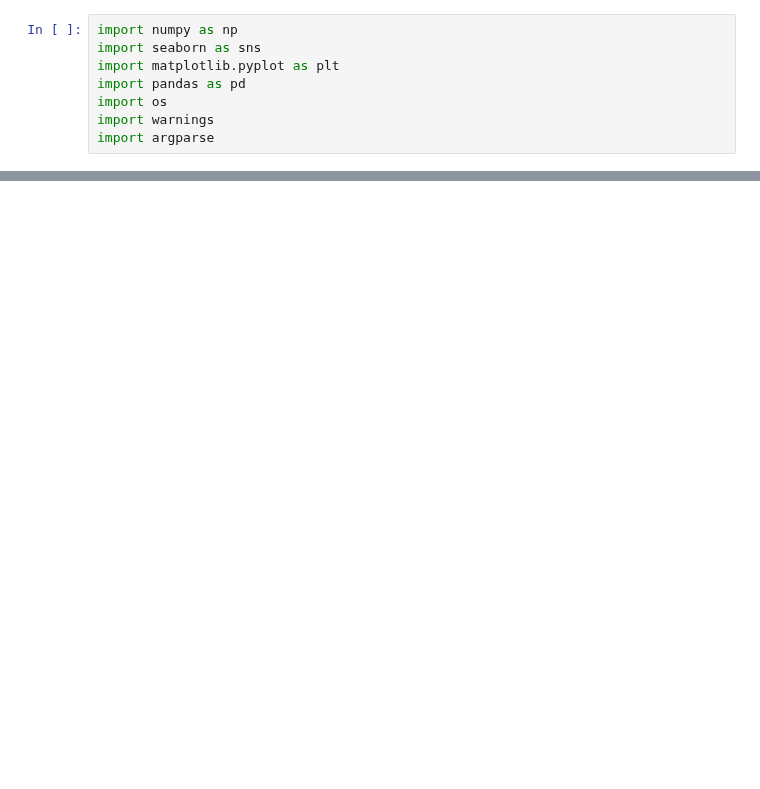
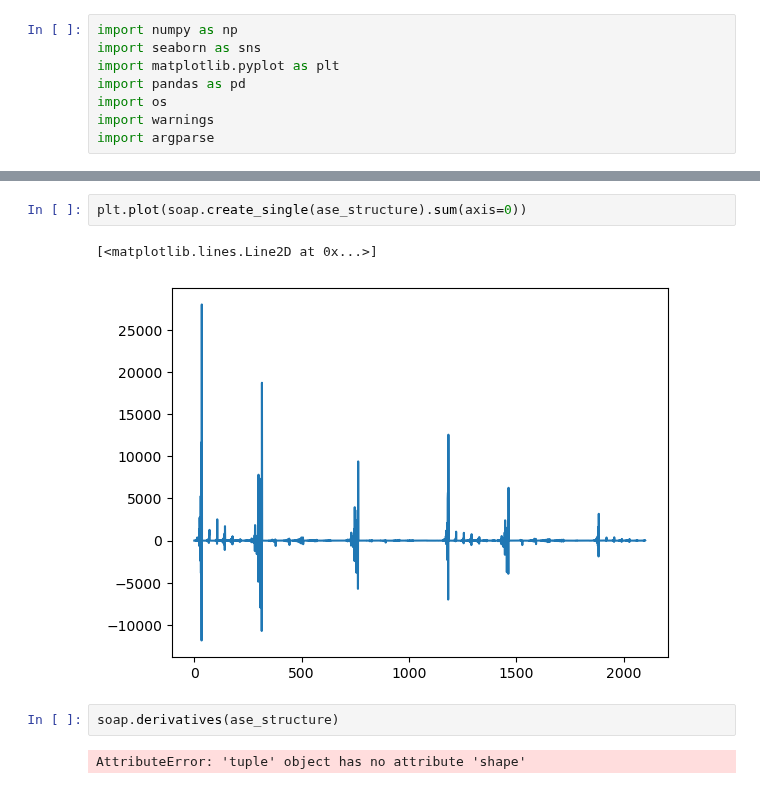
Before and after one commit to zhaohan-alan/decifier, a Jupyter notebook: decifer/notebooks/eval_files_and_descriptors.ipynb, the cells around one changed output, grey strips where cells are left out. Saved outputs shown, nothing was run; the diff lists cells and outputs as text; blank space fills up the shorter version.

```diff
--- a/decifer/notebooks/eval_files_and_descriptors.ipynb
+++ b/decifer/notebooks/eval_files_and_descriptors.ipynb
@@ -18,0 +80,9 @@ plt.show()
+# %%
+plt.plot(soap.create_single(ase_structure).sum(axis=0))
+# %% [output]
+[<matplotlib.lines.Line2D at 0x...>]
+[figure, added]
+# %%
+soap.derivatives(ase_structure)
+# %% [output]
+AttributeError: 'tuple' object has no attribute 'shape'
```
Also changed, not shown: parts of 8 cells of this notebook.
